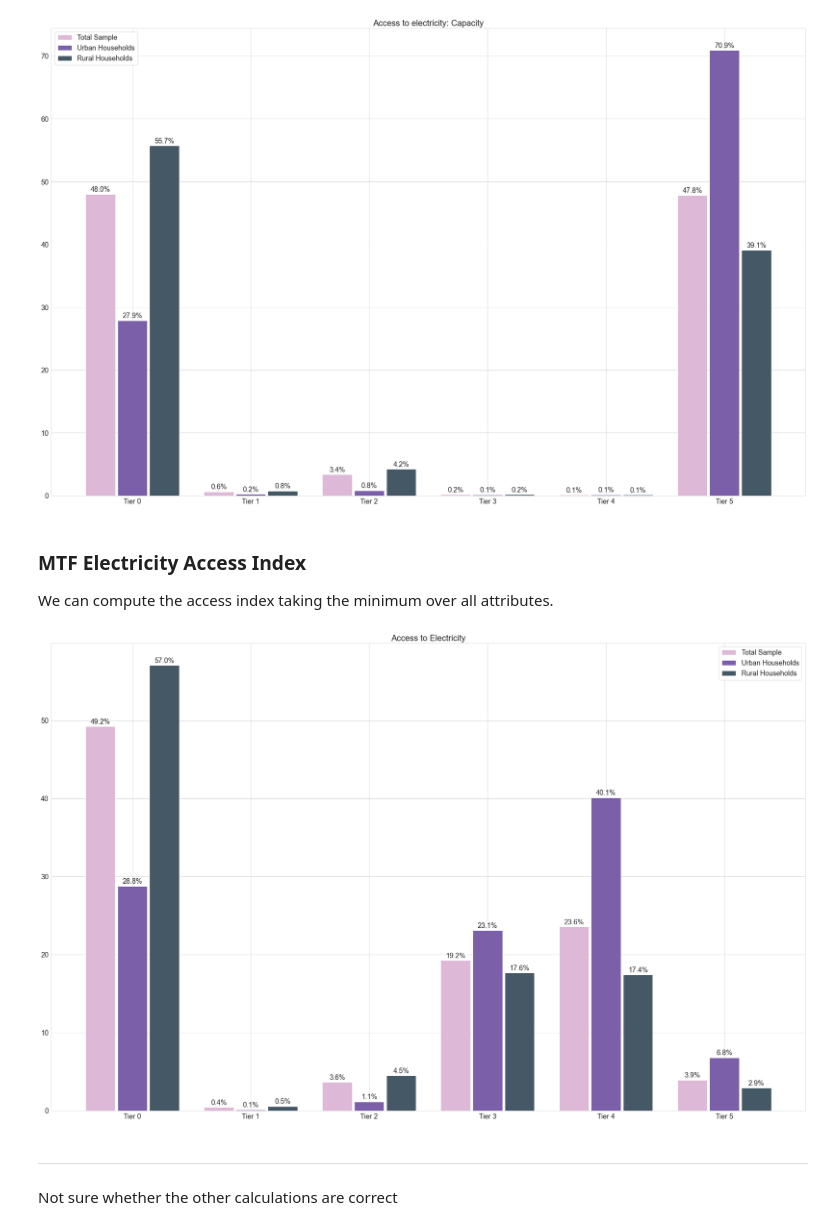
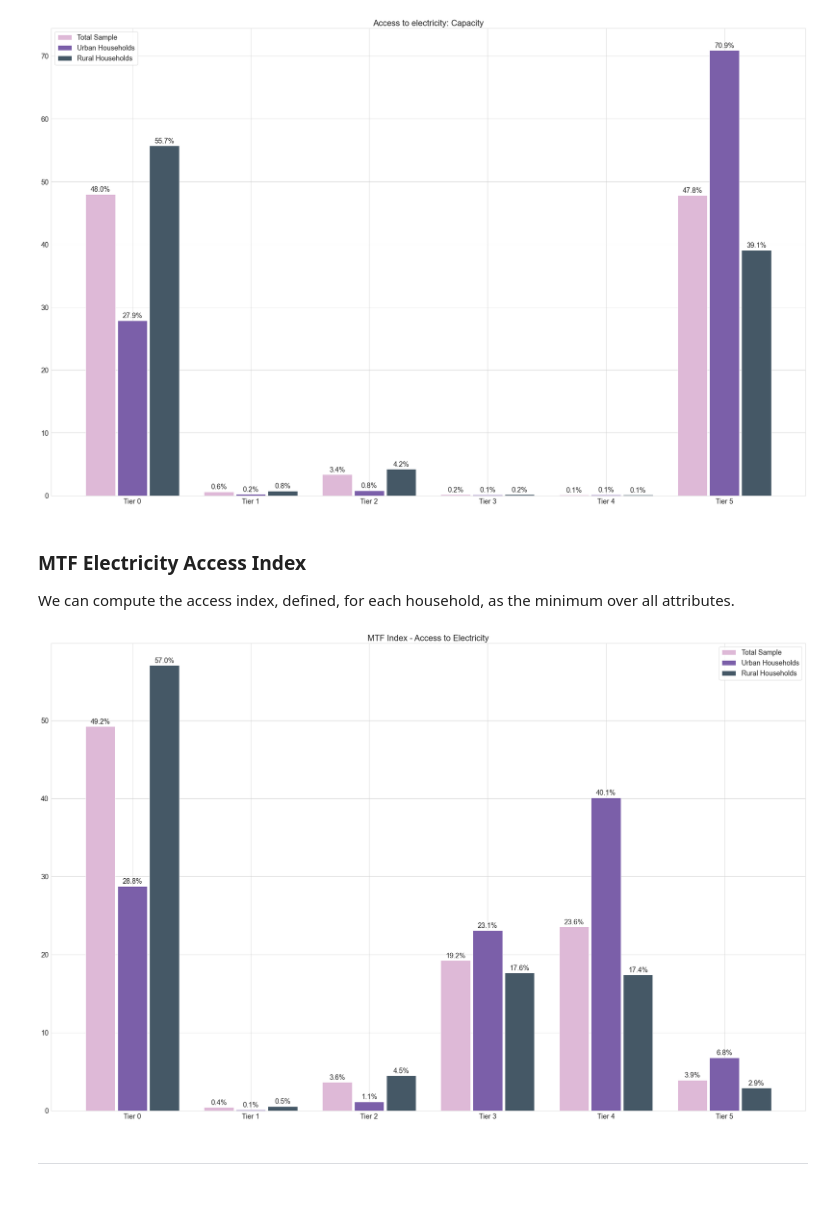
Before and after one commit to alfonsocaiazzo/esmap-mtf-data, a Jupyter notebook: mtf-book/rwanda/mtf_electricity.ipynb, the cells around one changed output. Drawn from its saved outputs; the diff is of its cells as text; code cells hidden in the pictures; blank space fills up the shorter version.

```diff
--- a/mtf-book/rwanda/mtf_electricity.ipynb
+++ b/mtf-book/rwanda/mtf_electricity.ipynb
@@ -1,7 +1,7 @@
 # %%
 # Preliminaries
 SRC_PATH = '../../src/'
-DATA_PATH = '../../Rwanda/raw_data/'
+DATA_PATH = 'data/'
 
 
 import numpy as np
@@ -20,7 +20,7 @@ from plot_utils import COLOR_SCHEME, TIER_COLORS
 # load data
 main = pd.read_excel(DATA_PATH + '/main.xlsx')
 
-section_L = pd.read_csv(DATA_PATH + '/csv/L.csv')
+section_L = pd.read_csv(DATA_PATH + 'L.csv')
 
 # important variables
 n_households = len(main)
@@ -642,24 +632,24 @@ plot_tier_distribution(main,'E_capacity',values= [0,1,2,3,4,5],
 # %% [markdown]
 ### MTF Electricity Access Index
 
-We can compute the access index taking the minimum over all attributes.
+We can compute the access index, defined, for each household, as the minimum over all attributes.
 # %%
 E_Index = []
 for item,row in main.iterrows():
     E_Index.append(min(row["E_Capacity"],row["E_Formality"],row["E_Availability"],row["E_Quality"],
                       row["E_Reliability"],row["E_Safety"]))
 main["E_Index"] = E_Index
 
 values = []
 
 for k in range(0,6):
     values.append(len(main.loc[main["E_Index"]==k]))
 
 plot_tier_distribution(main,'E_Index',values= [0,1,2,3,4,5],
                        labels = ['Tier 0', 'Tier 1', 'Tier 2','Tier 3','Tier 4',  'Tier 5' ],
-                       title='Access to Electricity')
+                       title='MTF Index - Access to Electricity')
 # %% [output]
-[figure, old version]
+[figure, new version]
 # %%
 question_capacity = {
     "National Grid": 'C2_household connected to the national grid',
@@ -688,5 +678,3 @@ question_capacity = {
 }
 # %% [markdown]
 ______________________________
-# %% [markdown]
-Not sure whether the other calculations are correct
```
Also changed, not shown: parts of 14 cells of this notebook, 13 other files.
